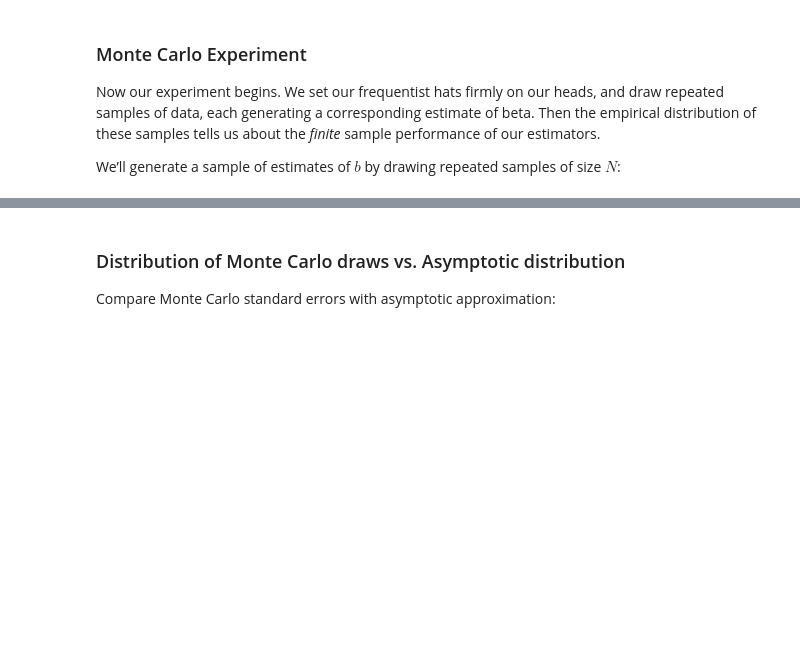
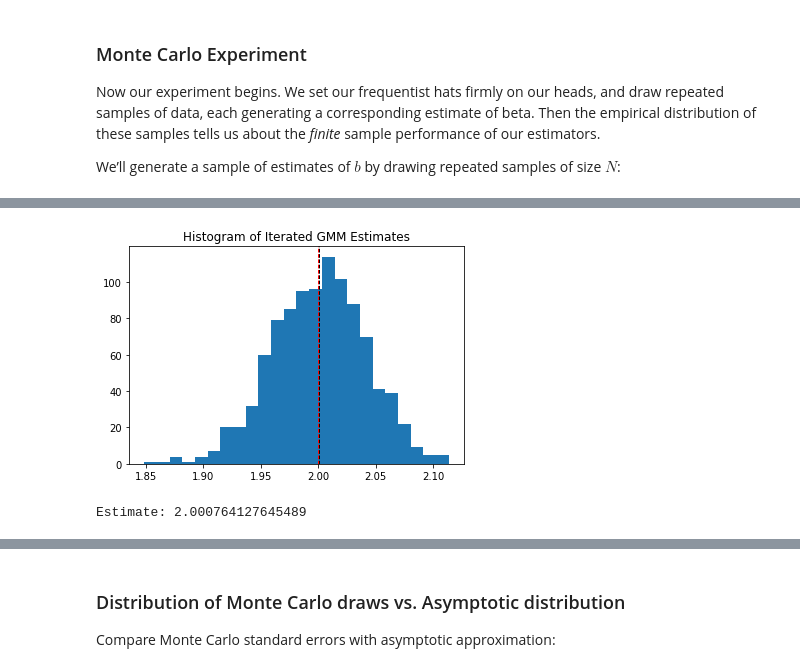
Before and after one commit to connorp/ARE212_Materials, a Jupyter notebook: gmm_finite_samples.ipynb, the cells around one changed output, grey strips where cells are left out. Drawn from its saved outputs; the diff is of its cells as text; code cells hidden in the pictures; blank space fills up the shorter version.

```diff
--- a/gmm_finite_samples.ipynb
+++ b/gmm_finite_samples.ipynb
@@ -336,0 +370,5 @@ _ = plt.axvline(beta,color='r')
+# %%
+graph_hist(b_iter, "Histogram of Iterated GMM Estimates")
+# %% [output]
+[figure, added]
+Estimate: 2.000764127645489
```
Also changed, not shown: parts of 21 cells of this notebook, 1 other file.
